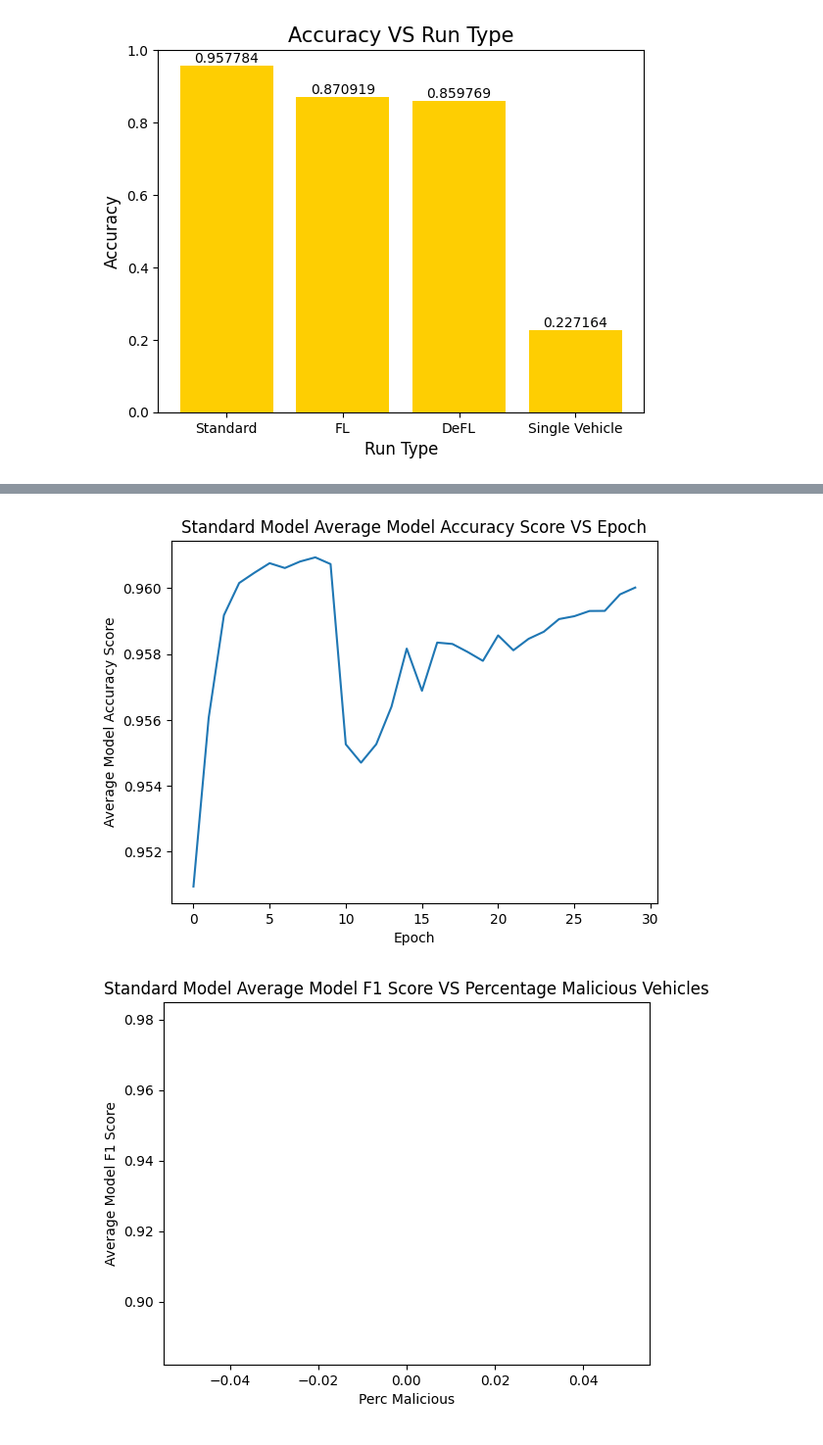
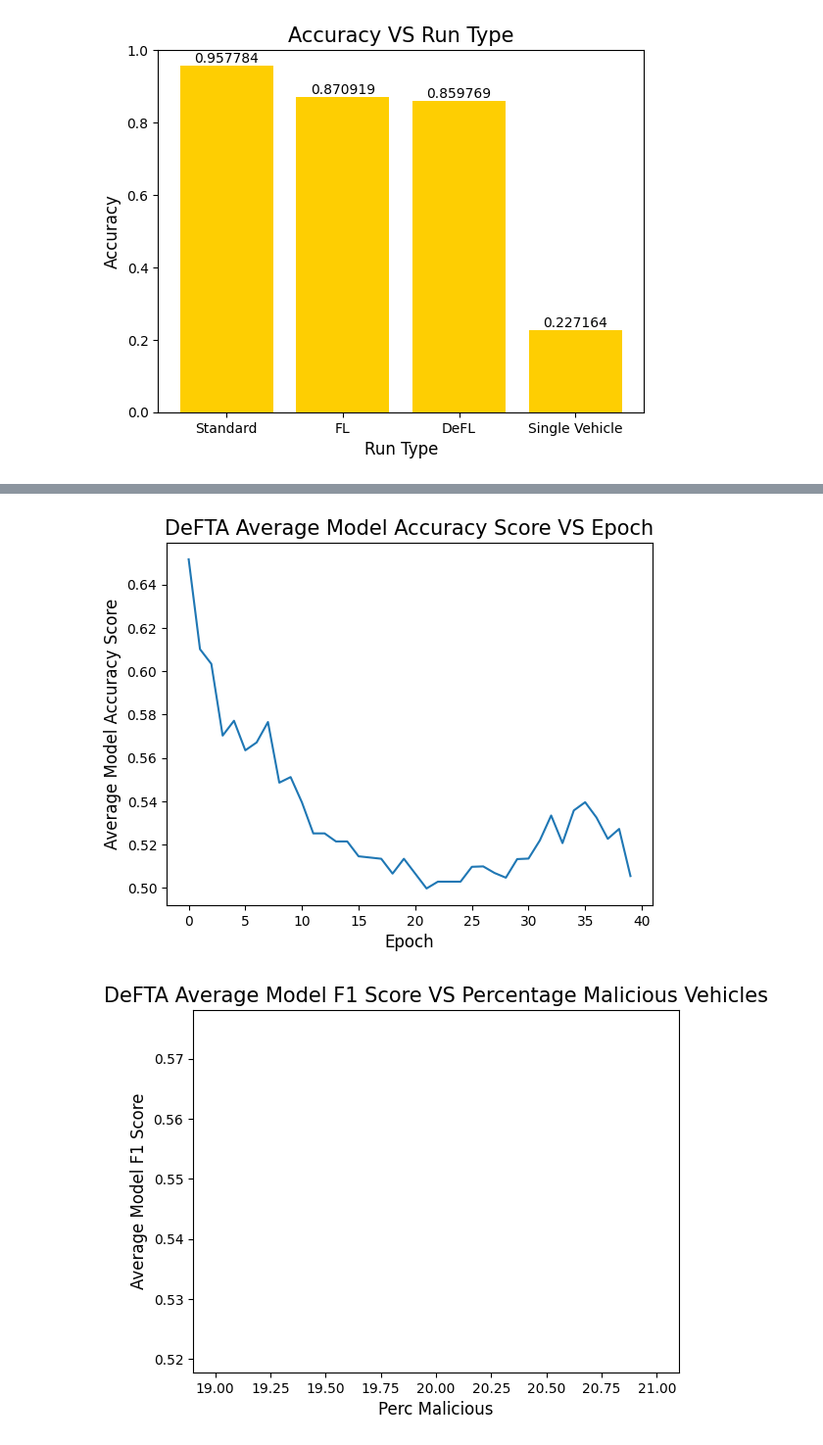
Before and after one commit to Grig84/NCPVeReMi, a Jupyter notebook: Plotting.ipynb, the cells around one changed output, grey strips where cells are left out. Shown at 98% size. Cells and saved outputs as stored; diff of their text form; code cells hidden in the pictures.

```diff
--- a/Plotting.ipynb
+++ b/Plotting.ipynb
@@ -203,11 +203,11 @@ plt.show()
 [figure]
 # %%
 # Individual Module Run
-path = "out/Normal/Disruptive-30-0.01/"
+path = "out/DeFTA/True-20-100-45-40-10-15-25-0.1-1/"
 plotPath = f"{path}plot/"
 if not os.path.exists(plotPath):
     os.makedirs(plotPath)
-modelType = "Standard Model" # "Trad. FL" # "Stnd. Model"
+modelType = "DeFTA" # "Trad. FL" # "Stnd. Model"
 
 #VS EPOCHS
 avgLosses = genfromtxt(f'{path}avgLossVEpoch.csv',delimiter=',')
@@ -289,2 +289,2 @@ plt.show()
-[figure, old version]
+[figure, new version]
-[figure, old version]
+[figure, new version]
```
Also changed, not shown: parts of 1 cell of this notebook, 22 other files.
